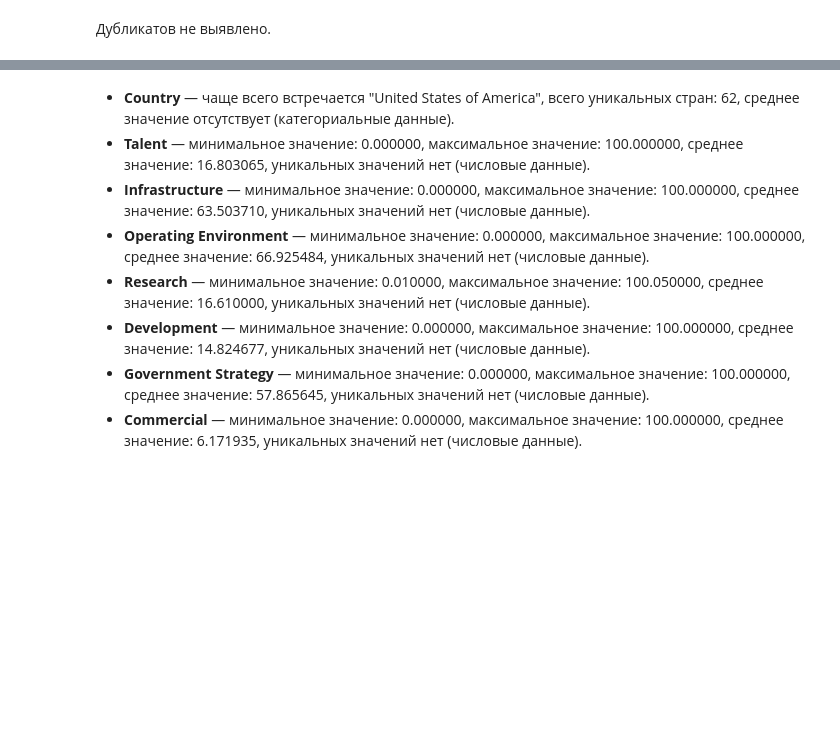
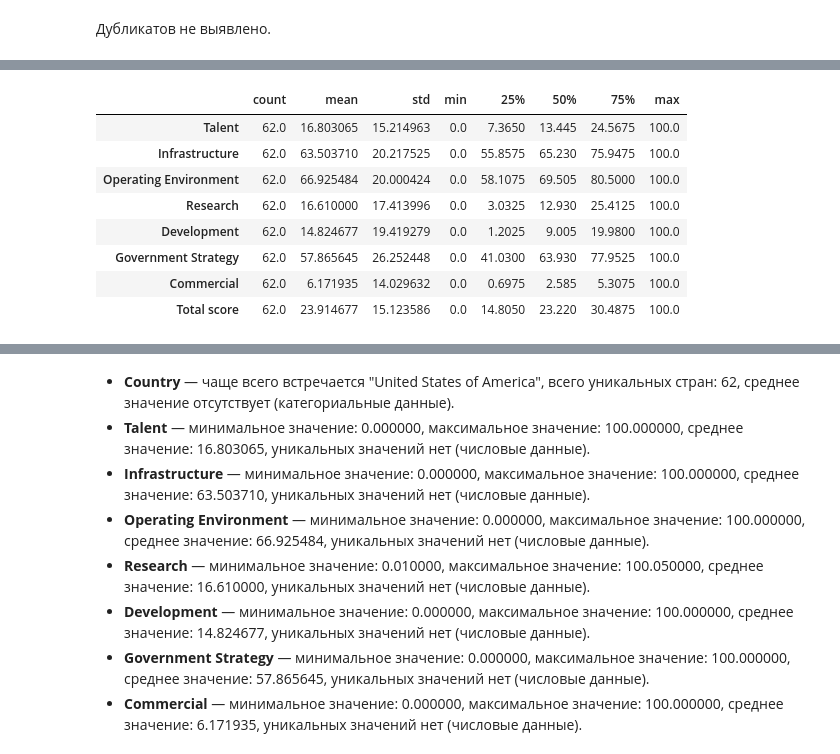
Before and after one commit to Saekikes42/ai-global-index, a Jupyter notebook: eda.ipynb, the cells around one changed output, grey strips where cells are left out. Drawn from its saved outputs; the diff is of its cells as text; code cells hidden in the pictures; blank space fills up the shorter version.

```diff
--- a/eda.ipynb
+++ b/eda.ipynb
@@ -73,3 +173,16 @@ np.int64(0)
+# %%
+# описательная статистика для всех (числовых) признаков
+df.describe().T
+# %% [output]
+|  | count | mean | std | min | 25% | 50% | 75% | max |
+| Talent | 62.0 | 16.803065 | 15.214963 | 0.0 | 7.3650 | 13.445 | 24.5675 | 100.0 |
+| Infrastructure | 62.0 | 63.503710 | 20.217525 | 0.0 | 55.8575 | 65.230 | 75.9475 | 100.0 |
+| Operating Environment | 62.0 | 66.925484 | 20.000424 | 0.0 | 58.1075 | 69.505 | 80.5000 | 100.0 |
+| Research | 62.0 | 16.610000 | 17.413996 | 0.0 | 3.0325 | 12.930 | 25.4125 | 100.0 |
+| Development | 62.0 | 14.824677 | 19.419279 | 0.0 | 1.2025 | 9.005 | 19.9800 | 100.0 |
+| Government Strategy | 62.0 | 57.865645 | 26.252448 | 0.0 | 41.0300 | 63.930 | 77.9525 | 100.0 |
+| Commercial | 62.0 | 6.171935 | 14.029632 | 0.0 | 0.6975 | 2.585 | 5.3075 | 100.0 |
+| Total score | 62.0 | 23.914677 | 15.123586 | 0.0 | 14.8050 | 23.220 | 30.4875 | 100.0 |
 # %%
 df.describe(include="all")
 # %% [output]
```
Also changed, not shown: parts of 13 cells of this notebook.
